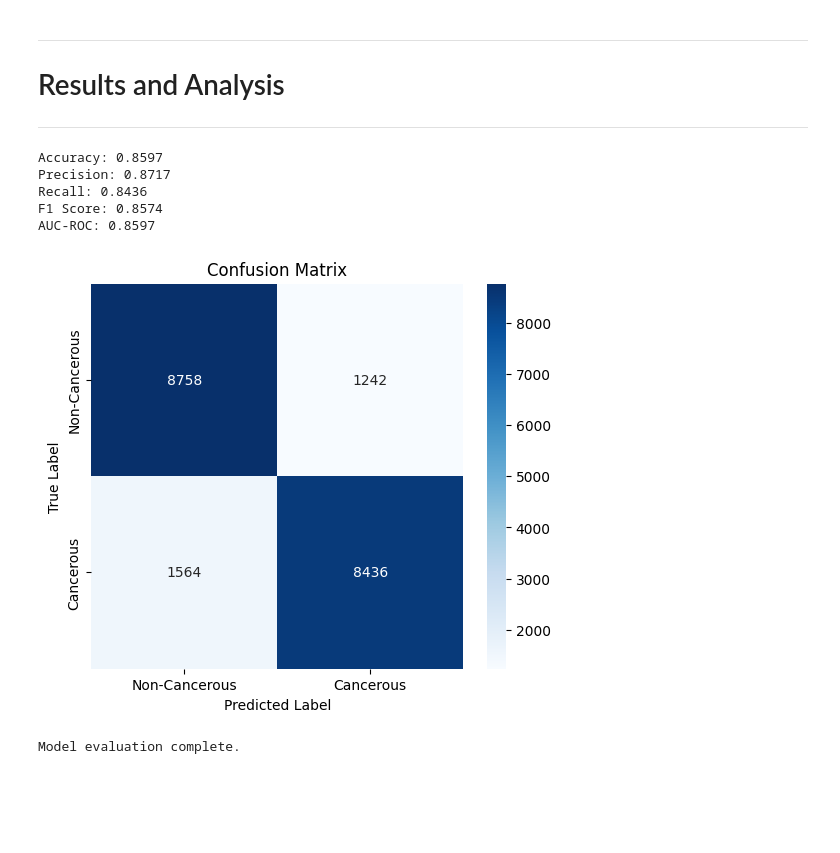
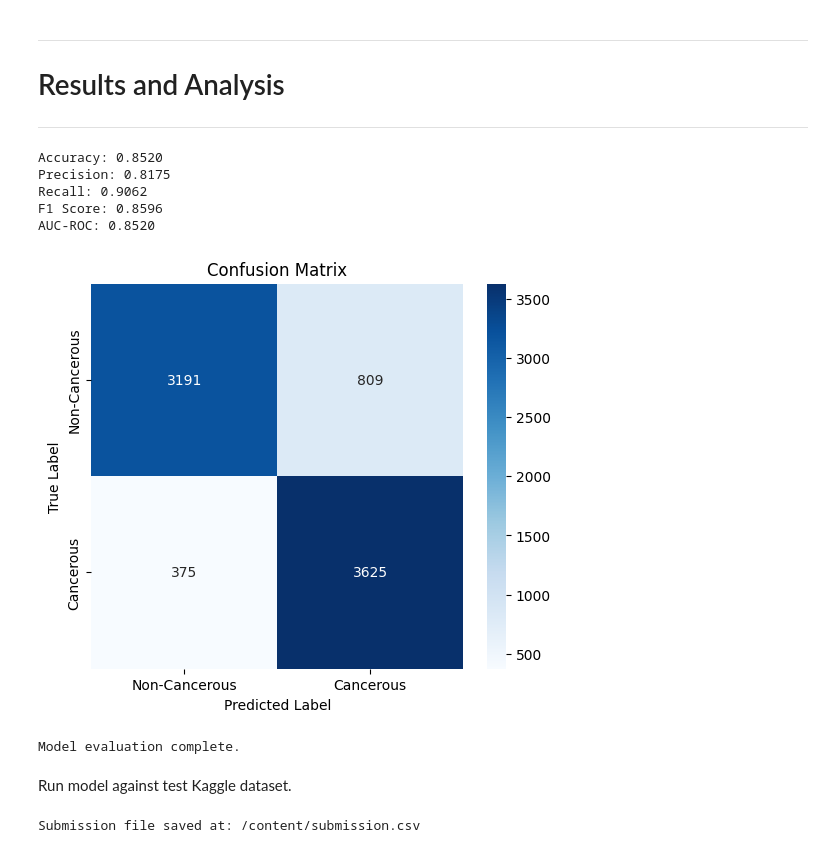
Before and after one commit to jer244/DTSA5511_week3, a Jupyter notebook: Week3KaggleCancerDetection.ipynb, the cells around one changed output. Saved outputs shown, nothing was run; the diff lists cells and outputs as text; code cells hidden in the pictures; blank space fills up the shorter version.

```diff
--- a/Week3KaggleCancerDetection.ipynb
+++ b/Week3KaggleCancerDetection.ipynb
@@ -136,14 +137,17 @@ display_images(neg_samples, label=0)
 # %%
 # Reduce and balance dataset to make training more manageable
-sample_size_per_class = 10000
+sample_size_per_class = 20000
 
 positive_samples = train_labels[train_labels['label'] == 1].sample(n=sample_size_per_class, random_state=42)
 negative_samples = train_labels[train_labels['label'] == 0].sample(n=sample_size_per_class, random_state=42)
 
 # combine and shuffle
 train_labels_sampled = pd.concat([positive_samples, negative_samples]).sample(frac=1, random_state=42).reset_index(drop=True)
+train_df, val_df = train_test_split(train_labels_sampled, test_size=0.2, random_state=42, stratify=train_labels_sampled['label'])
 
-# Peak dataset
-print("Sampled Dataset Overview")
-print(train_labels_sampled.head())
+# Peak datasets
+print("Train Data Overview:")
+print(train_df.head())
+print("Validation Data Overview:")
+print(val_df.head())
 # %% [output]
@@ -193,7 +230,7 @@ transform = transforms.Compose([
     transforms.Normalize(mean=[0.5, 0.5, 0.5], std=[0.5, 0.5, 0.5])
 ])
 
-train_dataset = CancerDataset(train_labels_sampled, os.path.join(DATA_DIR, 'train'), transform=transform)
+train_dataset = CancerDataset(train_df, os.path.join(DATA_DIR, 'train'), transform=transform)
 train_loader = DataLoader(train_dataset, batch_size=32, shuffle=True)
 
 # Model Definition
@@ -271,6 +308,9 @@ Model training complete.
 ---
 # %%
 from google.colab import drive
+
+val_dataset = CancerDataset(val_df, os.path.join(DATA_DIR, 'train'), transform=transform)
+val_loader = DataLoader(val_dataset, batch_size=32, shuffle=True)
 
 # Evaluation Function
 def evaluate_model(model, dataloader, device):
@@ -283,38 +323,81 @@ def evaluate_model(model, dataloader, device):
             outputs = model(images).squeeze()
             preds = (outputs > 0.5).float()
             all_labels.extend(labels.cpu().numpy())
             all_preds.extend(preds.cpu().numpy())
 
     accuracy = accuracy_score(all_labels, all_preds)
     precision = precision_score(all_labels, all_preds)
     recall = recall_score(all_labels, all_preds)
     f1 = f1_score(all_labels, all_preds)
     auc = roc_auc_score(all_labels, all_preds)
 
     print(f"Accuracy: {accuracy:.4f}")
     print(f"Precision: {precision:.4f}")
     print(f"Recall: {recall:.4f}")
     print(f"F1 Score: {f1:.4f}")
     print(f"AUC-ROC: {auc:.4f}")
 
     # Confusion Matrix
     cm = confusion_matrix(all_labels, all_preds)
     plt.figure(figsize=(6,5))
     sns.heatmap(cm, annot=True, fmt='d', cmap='Blues', xticklabels=["Non-Cancerous", "Cancerous"], yticklabels=["Non-Cancerous", "Cancerous"])
     plt.xlabel("Predicted Label")
     plt.ylabel("True Label")
     plt.title("Confusion Matrix")
     plt.show()
 
 # Call Evaluation Function
-evaluate_model(model, train_loader, device)
+evaluate_model(model, val_loader, device)
 
 print("Model evaluation complete.")
 # %% [output]
-Accuracy: 0.8597
-Precision: 0.8717
-Recall: 0.8436
-F1 Score: 0.8574
-AUC-ROC: 0.8597
+Accuracy: 0.8520
+Precision: 0.8175
+Recall: 0.9062
+F1 Score: 0.8596
+AUC-ROC: 0.8520
-[figure, old version]
+[figure, new version]
 Model evaluation complete.
+# %% [markdown]
+Run model against test Kaggle dataset.
+# %%
+# Load Test Dataset
+test_dir = os.path.join(DATA_DIR, 'test')
+test_images = os.listdir(test_dir)
+
+# Function to predict labels for test images
+def predict_test_set(model, test_images, test_dir, device):
+    model.eval()
+    predictions = []
+    transform = transforms.Compose([
+        transforms.ToPILImage(),
+        transforms.Resize((32, 32)),
+        transforms.ToTensor(),
+        transforms.Normalize(mean=[0.5, 0.5, 0.5], std=[0.5, 0.5, 0.5])
+    ])
+
+    with torch.no_grad():
+        for img_id in test_images:
+            img_path = os.path.join(test_dir, img_id)
+            image = cv2.imread(img_path)
+            image = cv2.cvtColor(image, cv2.COLOR_BGR2RGB)
+            image = transform(image).unsqueeze(0).to(device)
+
+            output = model(image).squeeze().item()
+            predicted_label = 1 if output > 0.5 else 0
+
+            predictions.append((img_id.replace('.tif', ''), predicted_label))
+
+    return predictions
+
+# Generate predictions for the test set
+test_predictions = predict_test_set(model, test_images, test_dir, device)
+
+# Save predictions to a CSV file
+submission_df = pd.DataFrame(test_predictions, columns=['id', 'label'])
+submission_csv_path = "/content/submission.csv"
+submission_df.to_csv(submission_csv_path, index=False)
+
+print(f"Submission file saved at: {submission_csv_path}")
+# %% [output]
+Submission file saved at: /content/submission.csv
```
Also changed, not shown: parts of 10 cells of this notebook.
